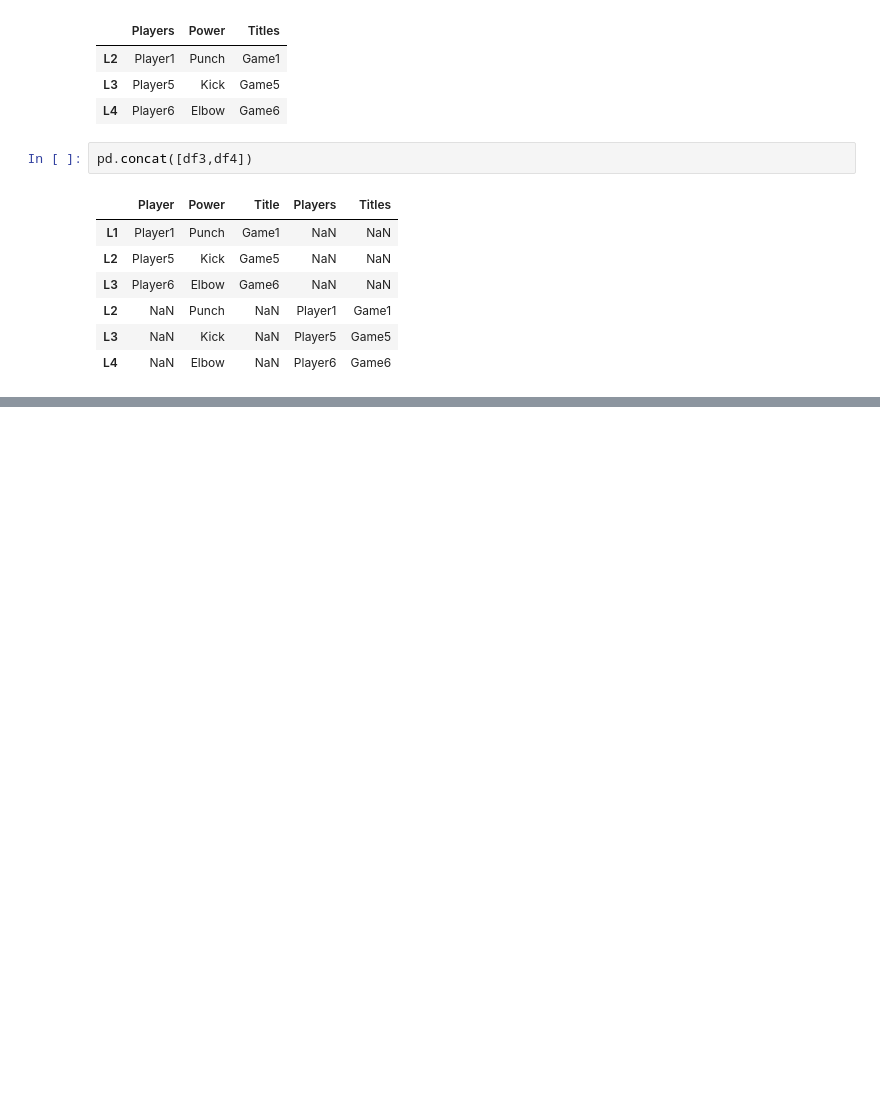
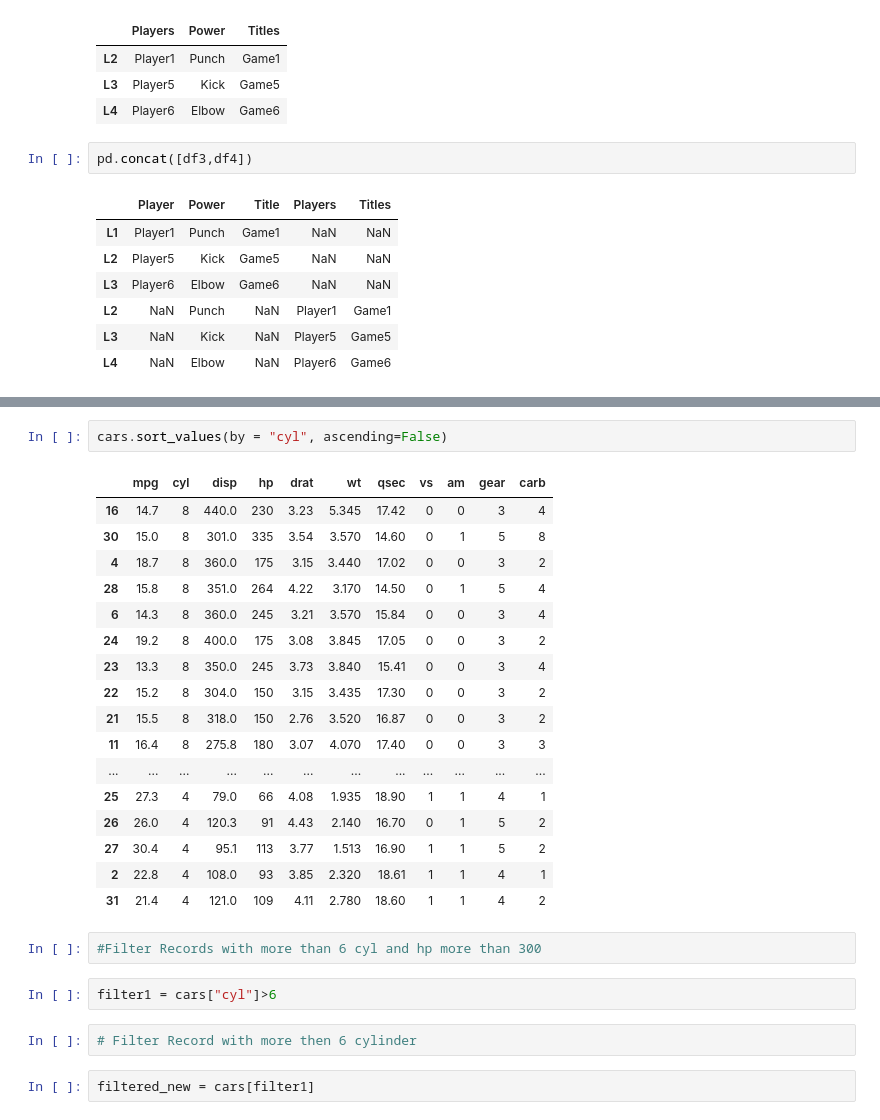
Before and after one commit to ashkanmulla/Ashkan_Data_Science_Practice, a Jupyter notebook: Pandas_Practice.ipynb, the cells around one changed output, grey strips where cells are left out. Drawn from its saved outputs; the diff is of its cells as text; blank space fills up the shorter version.

```diff
--- a/Pandas_Practice.ipynb
+++ b/Pandas_Practice.ipynb
@@ -199,0 +489,28 @@ pd.concat([df3,df4])
+# %%
+cars.sort_values(by = "cyl", ascending=False)
+# %% [output]
+|  | mpg | cyl | disp | hp | drat | wt | qsec | vs | am | gear | carb |
+| 16 | 14.7 | 8 | 440.0 | 230 | 3.23 | 5.345 | 17.42 | 0 | 0 | 3 | 4 |
+| 30 | 15.0 | 8 | 301.0 | 335 | 3.54 | 3.570 | 14.60 | 0 | 1 | 5 | 8 |
+| 4 | 18.7 | 8 | 360.0 | 175 | 3.15 | 3.440 | 17.02 | 0 | 0 | 3 | 2 |
+| 28 | 15.8 | 8 | 351.0 | 264 | 4.22 | 3.170 | 14.50 | 0 | 1 | 5 | 4 |
+| 6 | 14.3 | 8 | 360.0 | 245 | 3.21 | 3.570 | 15.84 | 0 | 0 | 3 | 4 |
+| 24 | 19.2 | 8 | 400.0 | 175 | 3.08 | 3.845 | 17.05 | 0 | 0 | 3 | 2 |
+| 23 | 13.3 | 8 | 350.0 | 245 | 3.73 | 3.840 | 15.41 | 0 | 0 | 3 | 4 |
+| 22 | 15.2 | 8 | 304.0 | 150 | 3.15 | 3.435 | 17.30 | 0 | 0 | 3 | 2 |
+| 21 | 15.5 | 8 | 318.0 | 150 | 2.76 | 3.520 | 16.87 | 0 | 0 | 3 | 2 |
+| 11 | 16.4 | 8 | 275.8 | 180 | 3.07 | 4.070 | 17.40 | 0 | 0 | 3 | 3 |
+| ... | ... | ... | ... | ... | ... | ... | ... | ... | ... | ... | ... |
+| 25 | 27.3 | 4 | 79.0 | 66 | 4.08 | 1.935 | 18.90 | 1 | 1 | 4 | 1 |
+| 26 | 26.0 | 4 | 120.3 | 91 | 4.43 | 2.140 | 16.70 | 0 | 1 | 5 | 2 |
+| 27 | 30.4 | 4 | 95.1 | 113 | 3.77 | 1.513 | 16.90 | 1 | 1 | 5 | 2 |
+| 2 | 22.8 | 4 | 108.0 | 93 | 3.85 | 2.320 | 18.61 | 1 | 1 | 4 | 1 |
+| 31 | 21.4 | 4 | 121.0 | 109 | 4.11 | 2.780 | 18.60 | 1 | 1 | 4 | 2 |
+# %%
+#Filter Records with more than 6 cyl and hp more than 300
+# %%
+filter1 = cars["cyl"]>6
+# %%
+# Filter Record with more then 6 cylinder
+# %%
+filtered_new = cars[filter1]
```
Also changed, not shown: parts of 29 cells of this notebook.
